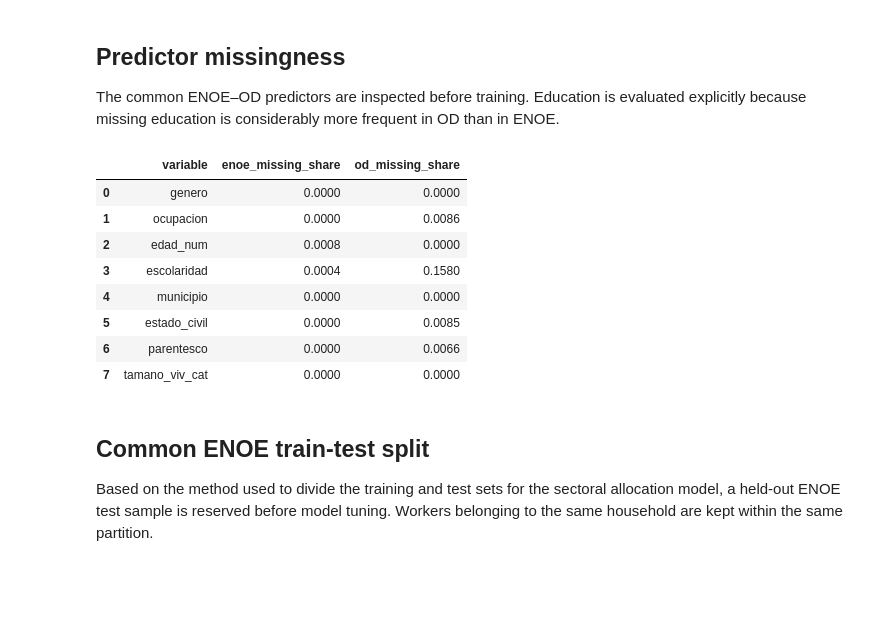
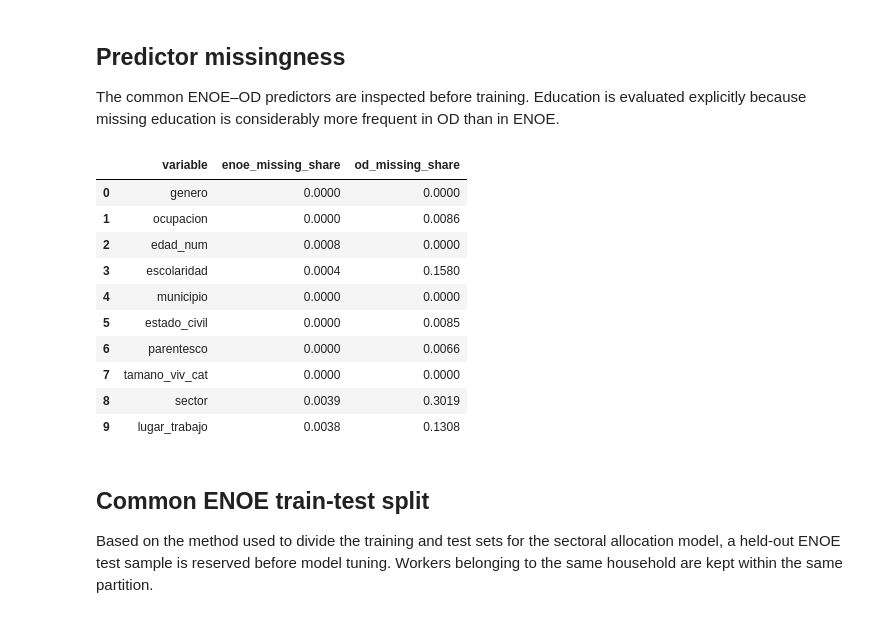
Before and after one commit to CentroFuturoCiudades/informal-jobs-model, a Jupyter notebook: notebooks/05_informality_model.ipynb, the cells around one changed output. Saved outputs shown, nothing was run; the diff lists cells and outputs as text; code cells hidden in the pictures; blank space fills up the shorter version.

```diff
--- a/notebooks/05_informality_model.ipynb
+++ b/notebooks/05_informality_model.ipynb
@@ -91,19 +91,21 @@ The weighted informality rate in the metro benchmark population is **39.35%** (3
 
 The common ENOE–OD predictors are inspected before training. Education is evaluated explicitly because missing education is considerably more frequent in OD than in ENOE.
 # %%
-predictor_columns = ["genero", "ocupacion", "edad_num", "escolaridad", "municipio", "estado_civil", "parentesco", "tamano_viv_cat"]
+predictor_columns = ["genero", "ocupacion", "edad_num", "escolaridad", "municipio", "estado_civil", "parentesco", "tamano_viv_cat", "sector", "lugar_trabajo"]
 predictor_missingness = src.compare_informality_feature_missingness(enoe_benchmark, od, predictor_columns)
 predictor_missingness.round(4)
 # %% [output]
 |  | variable | enoe_missing_share | od_missing_share |
 | 0 | genero | 0.0000 | 0.0000 |
 | 1 | ocupacion | 0.0000 | 0.0086 |
 | 2 | edad_num | 0.0008 | 0.0000 |
 | 3 | escolaridad | 0.0004 | 0.1580 |
 | 4 | municipio | 0.0000 | 0.0000 |
 | 5 | estado_civil | 0.0000 | 0.0085 |
 | 6 | parentesco | 0.0000 | 0.0066 |
 | 7 | tamano_viv_cat | 0.0000 | 0.0000 |
+| 8 | sector | 0.0039 | 0.3019 |
+| 9 | lugar_trabajo | 0.0038 | 0.1308 |
 # %% [markdown]
 ## Common ENOE train-test split
 
```
Also changed, not shown: parts of 34 cells of this notebook, 33 other files.
